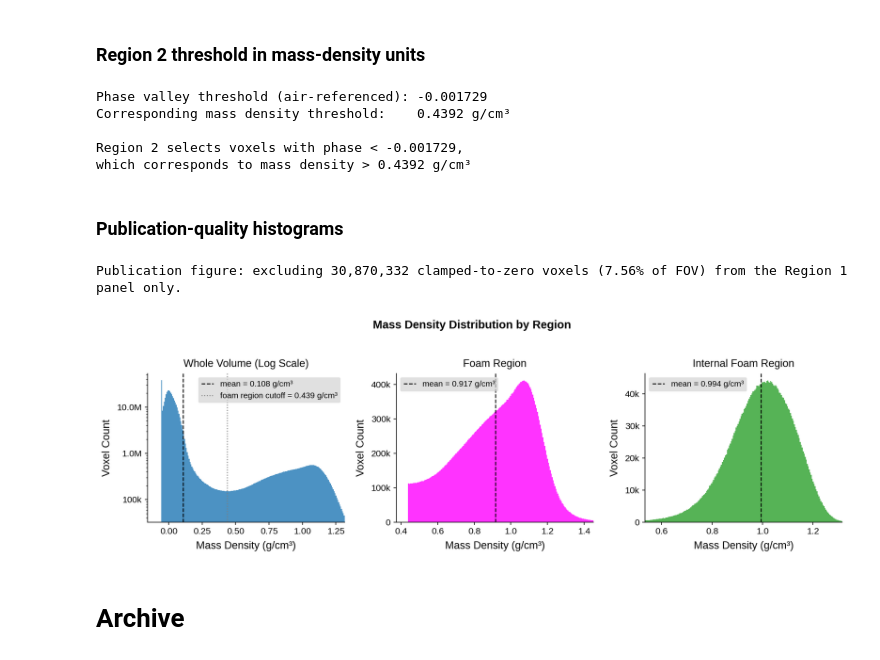
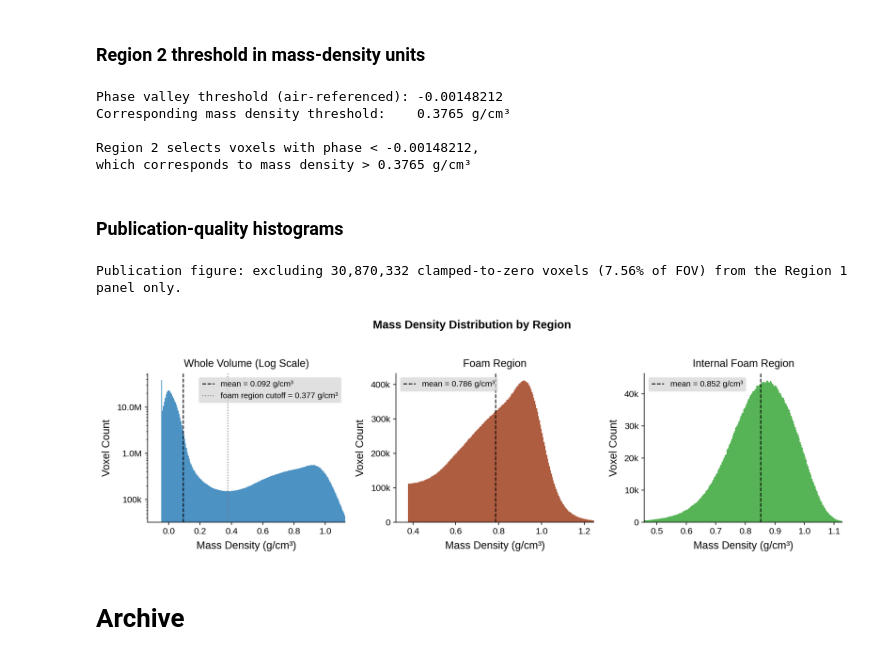
Before and after one commit to levijh1/TomoMono, a Jupyter notebook: densityConversion.ipynb, the cells around one changed output. Saved outputs shown, nothing was run; the diff lists cells and outputs as text; code cells hidden in the pictures.

Commit message:
fixed issue with differing results based on if cupy is used or not

```diff
--- a/densityConversion.ipynb
+++ b/densityConversion.ipynb
@@ -167,7 +251,7 @@ Load the phase-tomogram TIFF, set its physical voxel size, and mask the reconstr
 # The TIFF is a SIRT_CUDA reconstruction with a positivity constraint, i.e. a
 # map of X-ray phase shift per voxel in arbitrary units. Angles come from the
 # raw HDF5 so that reprojections below use the same geometry.
-recon_location = "/home/ljh79/TomoMono/reconstructions/APSbeamtime_Oct25/tomopy/tomopyAlgorithmCheck_20260526-104352/cfg_fullres_aligned_20260514-115952_SIRT_CUDA_positivity_20260526-104352.tif"
+recon_location = "/home/ljh79/groups/grp_tomography/TomoMono/recons/cfg_fullres_aligned_20260514-115952_SIRT_CUDA_positivity_20260526-104352.tif"
 RAW_HDF5     = '/home/ljh79/groups/grp_ptychi/nobackup/autodelete/Oct2025APSdata/tomo_data_run_final_2.hdf5'
 # Earlier reconstructions this notebook has been run against:
 # recon_location = "/sdf/data/lcls/ds/xpp/xppl1026722/results/LH_Tomography/TomoMono/reconstructions/foamRecon_NotNormalized_baseCase_20241008-220859_SIRT_CUDA.tif"
@@ -258,7 +341,7 @@ The measured, aligned projections carry the physical phase scale the reconstruct
 # These are the same projections the reconstruction was made from. They carry
 # the physical phase scale, which the reconstruction does not, so the fit below
 # matches reprojections of the volume against them.
-aligned_proj_location = "/home/ljh79/TomoMono/alignedProjections/APSbeamtime_Oct25/cfg_fullres_aligned_20260514-115952.tif"
+aligned_proj_location = "/home/ljh79/groups/grp_tomography/TomoMono/alignedProjections/APSbeamtime_Oct25/cfg_fullres_aligned_20260514-115952.tif"
 originalProjections, original_proj_scale_info = convert_to_numpy(aligned_proj_location)
 originalProj = originalProjections[0]
 plt.imshow(originalProj)
@@ -314,8 +397,11 @@ COL_CROP = 250                         # drop this many columns from each side
 # interior voxels the positivity constraint clamped to exactly 0.0 within the
 # FOV. simulate_projections needs a numeric volume, so cast the boolean mask
 # to float32 here rather than keeping a second copy of it around.
-R_stack = simulate_projections(tomo, samp_ang, pad=False)                      # reprojections
-L_stack = simulate_projections(support.astype(np.float32), samp_ang, pad=False)  # path lengths
+# use_astra=False pins the backend to tomopy so results are identical whether or
+# not this machine has a CUDA GPU (ASTRA uses different angle/center
+# conventions and silently shifts the fitted scale/offset otherwise).
+R_stack = simulate_projections(tomo, samp_ang, pad=False, use_astra=False)                      # reprojections
+L_stack = simulate_projections(support.astype(np.float32), samp_ang, pad=False, use_astra=False)  # path lengths
 
 plt.imshow(support[0])
 plt.show()
@@ -441,7 +527,8 @@ offset b = 0.000229774
 # Verify: forward project the SCALED volume and measure residual vs originals.
 # No a/b is applied here — if the calibration worked, the raw reprojections of
 # the scaled volume already match the measured projections.
-R_scaled = simulate_projections(tomo_scaled, samp_ang, pad=False)
+# use_astra=False keeps the same backend as the fit above so this check is apples-to-apples.
+R_scaled = simulate_projections(tomo_scaled, samp_ang, pad=False, use_astra=False)
 
 res_after = []
 for k, i in enumerate(sample_idx):
@@ -910,11 +997,11 @@ print()
 print(f"Region 2 selects voxels with phase < {mask_threshold_value:.6g},")
 print(f"which corresponds to mass density > {mass_density_threshold:.4f} g/cm³")
 # %% [output]
-Phase valley threshold (air-referenced): -0.001729
-Corresponding mass density threshold:    0.4392 g/cm³
+Phase valley threshold (air-referenced): -0.00148212
+Corresponding mass density threshold:    0.3765 g/cm³
 
-Region 2 selects voxels with phase < -0.001729,
-which corresponds to mass density > 0.4392 g/cm³
+Region 2 selects voxels with phase < -0.00148212,
+which corresponds to mass density > 0.3765 g/cm³
 # %%
 # MoviePlotter(mask_threshold)
 # %% [markdown]
@@ -951,7 +1038,7 @@ vals_r3 = md[mask_prism]
 region_data = [
     (f"Whole Volume (Log Scale)",
      vals_r1, "#1f77b4"),
-    ("Foam Region",  vals_r2, "#ff00ff"),
+    ("Foam Region",  vals_r2, "#9A3412"),
     ("Internal Foam Region", vals_r3, "#2ca02c"),
 ]
 
@@ -998,34 +1085,34 @@ with mpl.rc_context(rc):
         # Whole Volume panel only: log-scaled voxel counts (per the panel
         # title) and the air/foam separation threshold used to build the
         # Region 2 (Foam Region) mask, expressed in mass-density units.
         if i == 0:
             ax.set_yscale("log")
             ax.axvline(mass_density_threshold, color="gray", linewidth=1.2,
                        linestyle=":",
                        label=f"foam region cutoff = {mass_density_threshold:.3f} g/cm³")
 
         ax.set_xlim(xlo, xhi)
         ax.set_xlabel("Mass Density (g/cm³)", labelpad=6)
         ax.set_ylabel("Voxel Count",          labelpad=6)
         ax.set_title(title)
         ax.legend(fontsize=10, frameon=True, handlelength=1.5,
                   facecolor="lightgray", edgecolor="none", framealpha=0.7)
 
         # Compact y-axis tick labels  (e.g. "2.5M", "400k")
         def _fmt(x, _):
             if x >= 1e6:   return f"{x/1e6:.1f}M"
             if x >= 1e3:   return f"{x/1e3:.0f}k"
             return f"{x:.0f}"
         ax.yaxis.set_major_formatter(mticker.FuncFormatter(_fmt))
 
     fig.suptitle("Mass Density Distribution by Region", fontsize=14,
                  fontweight="bold", y=1.03)
     plt.tight_layout()
     plt.savefig("massDensity_3_regions_histogram.pdf", dpi=300, bbox_inches="tight")
     plt.show()
 # %% [output]
 Publication figure: excluding 30,870,332 clamped-to-zero voxels (7.56% of FOV) from the Region 1 panel only.
-[figure, old version]
+[figure, new version]
 # %% [markdown]
 # Archive
 # %% [markdown]
```
Also changed, not shown: parts of 16 cells of this notebook, 4 other files.
